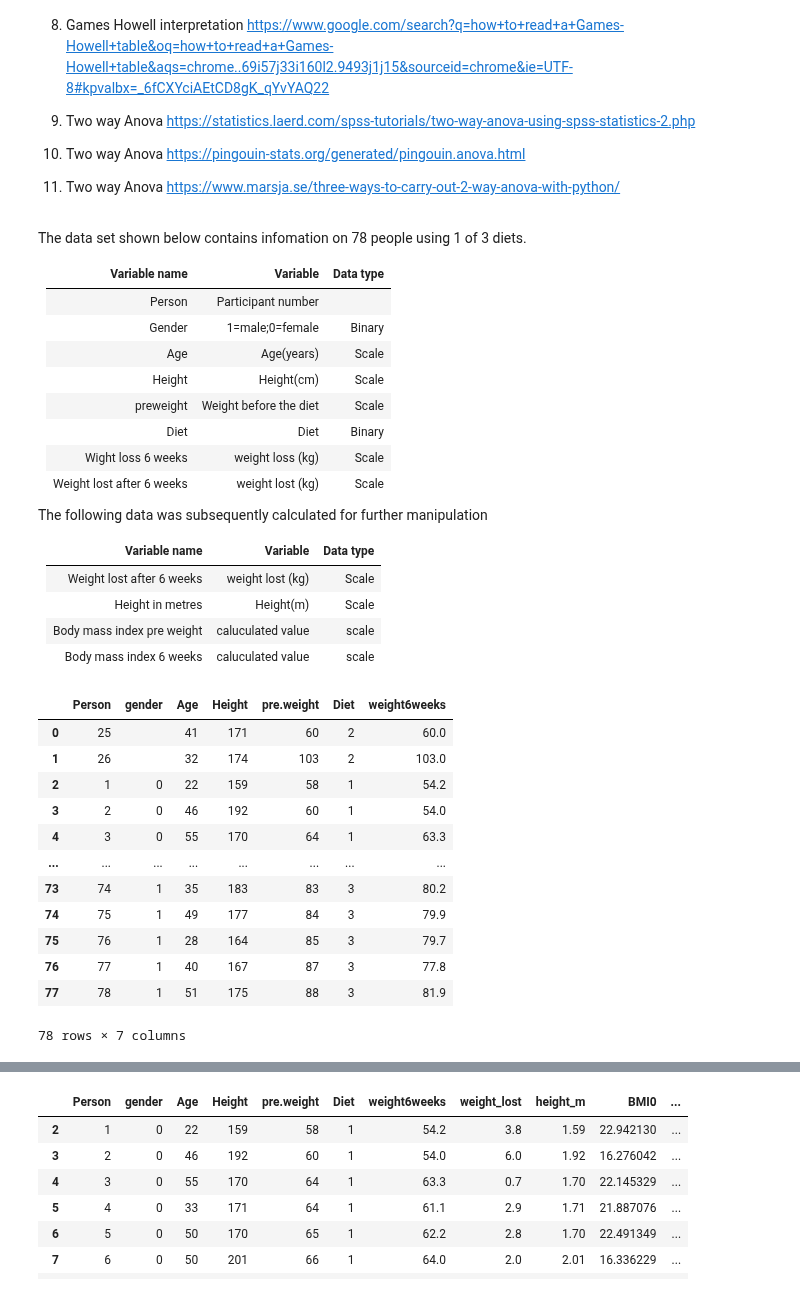
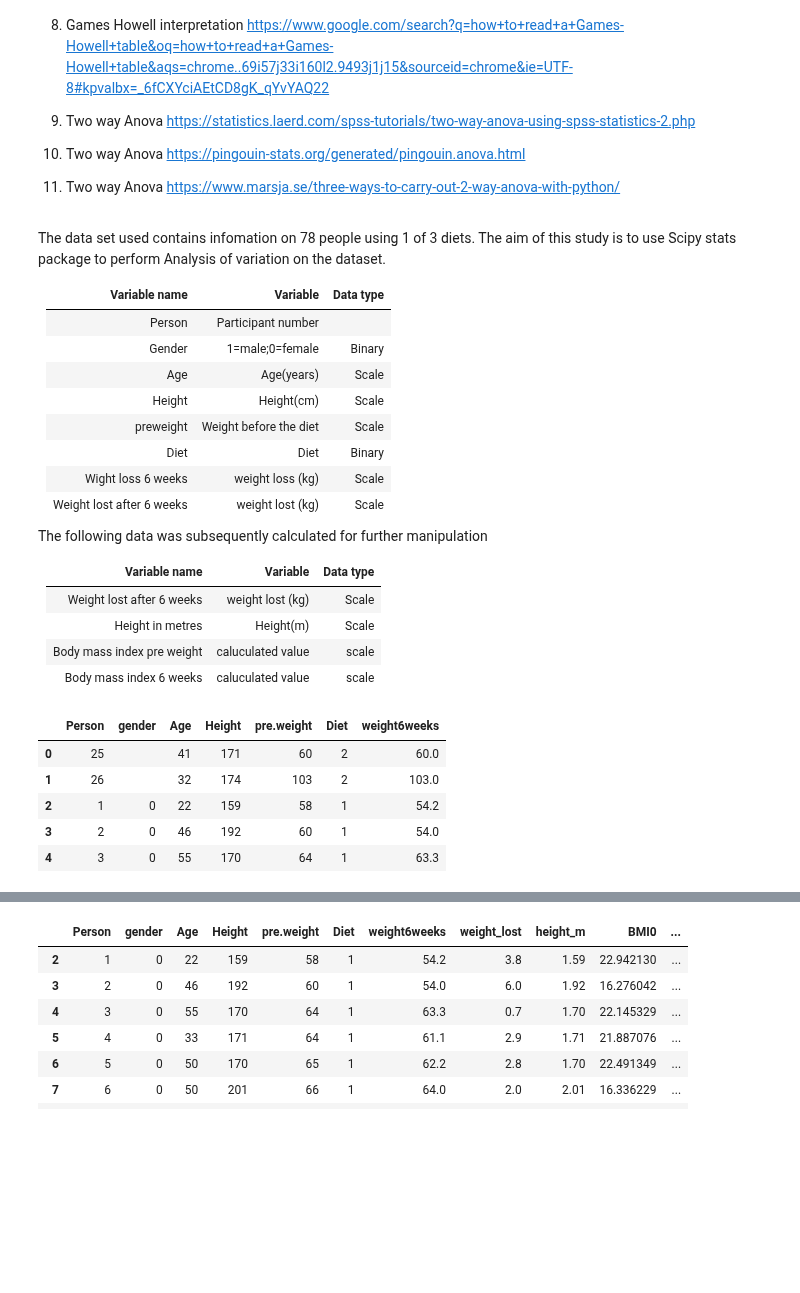
Before and after one commit to Jonathangmit/Machine-learning-and-statistics, a Jupyter notebook: scipy-stats.ipynb, the cells around one changed output, grey strips where cells are left out. Saved outputs shown, nothing was run; the diff lists cells and outputs as text; code cells hidden in the pictures; blank space fills up the shorter version.

```diff
--- a/scipy-stats.ipynb
+++ b/scipy-stats.ipynb
@@ -25,7 +25,7 @@ The following jupyter package is using the statistical method known as ANOVA to
 
 11. Two way Anova https://www.marsja.se/three-ways-to-carry-out-2-way-anova-with-python/
 # %% [markdown]
-The data set shown below contains infomation on 78 people using 1 of 3 diets.
+The data set used contains infomation on 78 people using 1 of 3 diets. The aim of this study is to use Scipy stats package to perform Analysis of variation on the dataset.
 
 |Variable name|Variable|Data type|
 |:-|:-:|:-:|
@@ -63,21 +64,14 @@ plt.rcParams["figure.figsize"] =(10,6)
 # %%
 # eyball the data
 df = pd.read_csv('Diet.csv')
-df
+df.head()
 # %% [output]
 |  | Person | gender | Age | Height | pre.weight | Diet | weight6weeks |
 | 0 | 25 |  | 41 | 171 | 60 | 2 | 60.0 |
 | 1 | 26 |  | 32 | 174 | 103 | 2 | 103.0 |
 | 2 | 1 | 0 | 22 | 159 | 58 | 1 | 54.2 |
 | 3 | 2 | 0 | 46 | 192 | 60 | 1 | 54.0 |
 | 4 | 3 | 0 | 55 | 170 | 64 | 1 | 63.3 |
-| ... | ... | ... | ... | ... | ... | ... | ... |
-| 73 | 74 | 1 | 35 | 183 | 83 | 3 | 80.2 |
-| 74 | 75 | 1 | 49 | 177 | 84 | 3 | 79.9 |
-| 75 | 76 | 1 | 28 | 164 | 85 | 3 | 79.7 |
-| 76 | 77 | 1 | 40 | 167 | 87 | 3 | 77.8 |
-| 77 | 78 | 1 | 51 | 175 | 88 | 3 | 81.9 |
-78 rows × 7 columns
 # %%
 # after eyeballing the data we will drop the first 2 rows who appear to have not taken part in the study
 # %%
```
Also changed, not shown: parts of 55 cells of this notebook.
